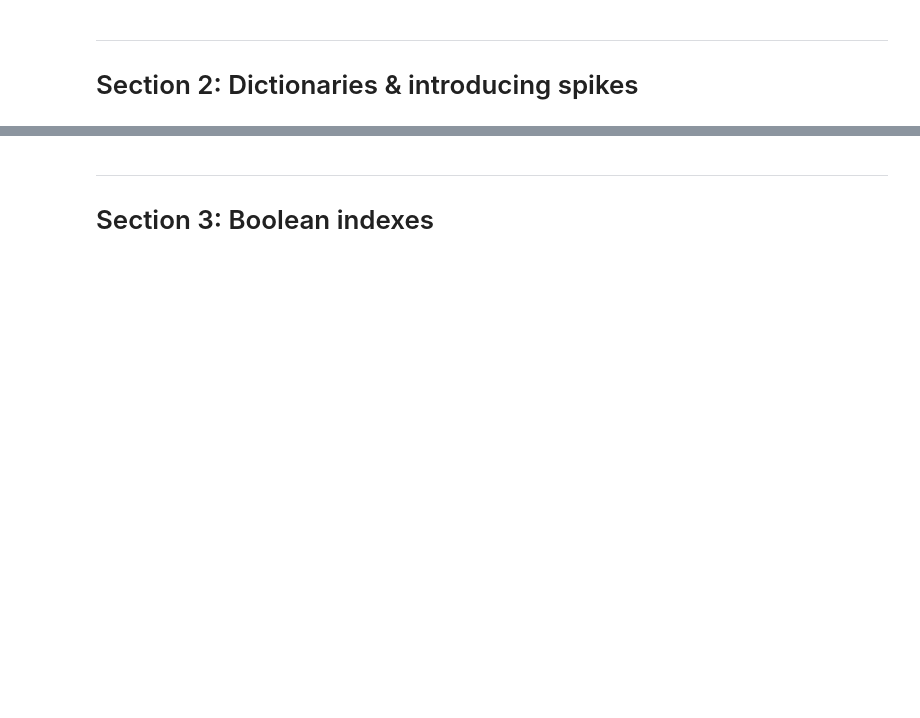
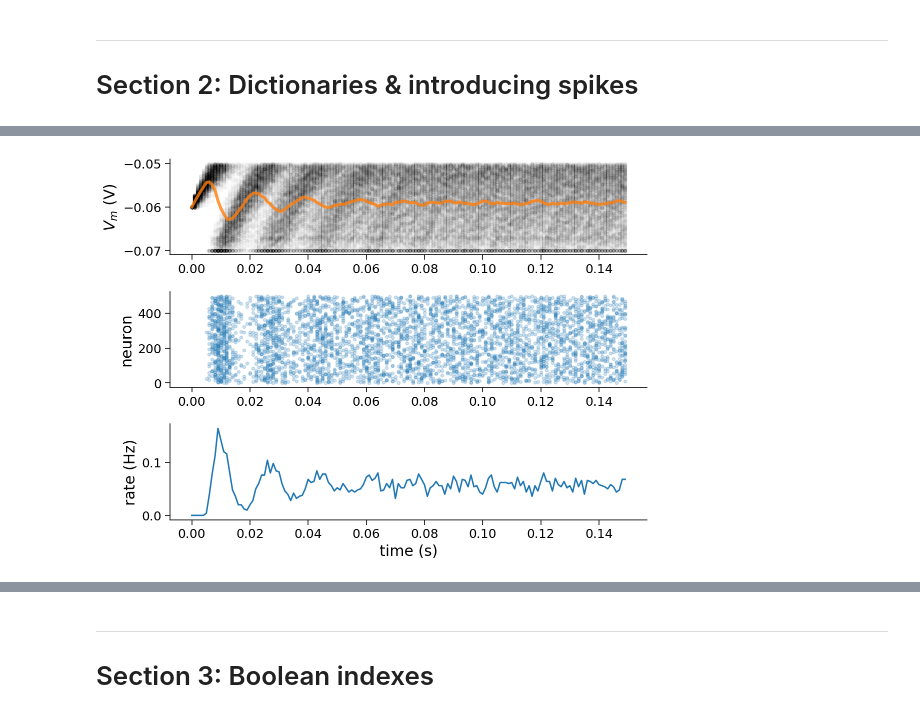
Before and after one commit to SuhaasAdiraju/NeuromatchAcademy2021_Workthrough_SA, a Jupyter notebook: tutorials/W0D2_PythonWorkshop2/student/W0D2_Tutorial1.ipynb, the cells around one changed output, grey strips where cells are left out. Drawn from its saved outputs; the diff is of its cells as text; code cells hidden in the pictures; blank space fills up the shorter version.

```diff
--- a/tutorials/W0D2_PythonWorkshop2/student/W0D2_Tutorial1.ipynb
+++ b/tutorials/W0D2_PythonWorkshop2/student/W0D2_Tutorial1.ipynb
@@ -385,13 +385,13 @@ v_n = el * np.ones([n, step_end])
 i = i_mean * (1 + 0.1 * (t_max / dt)**(0.5) * (2 * np.random.random([n, step_end]) - 1))
 
 # Initialize spikes and spikes_n
-spikes = {j: [] for j in range(n)}
+spikes = {j: [] for j in range(n)};
 spikes_n = np.zeros([step_end])
 
 #################################################
 ## TODO for students: add spikes to LIF neuron ##
 # Fill out function and remove
-raise NotImplementedError("Student exercise: add spikes to LIF neuron")
+      # raise NotImplementedError("Student exercise: add spikes to LIF neuron")
 #################################################
 
 # Loop over time steps
@@ -411,44 +411,47 @@ for step, t in enumerate(t_range):
     if v_n[j, step] >= vth:
 
       # Reset to reset voltage
-      v_n[j, step] = ...
+      v_n[j, step] = vr;
 
       # Add this spike time
-      spikes[j] += ...
+      spikes[j] += [t];
 
       # Add spike count to this step
-      spikes_n[step] += ...
+      spikes_n[step] += [1];
 
 # Collect mean Vm and mean spiking rate
 v_mean = np.mean(v_n, axis=0)
 spikes_mean =  spikes_n / n
 
 # Initialize the figure
 plt.figure()
 
 # Plot simulations and sample mean
 ax1 = plt.subplot(3, 1, 1)
 for j in range(n):
   plt.scatter(t_range, v_n[j], color="k", marker=".", alpha=0.01)
 plt.plot(t_range, v_mean, 'C1', alpha=0.8, linewidth=3)
 plt.ylabel('$V_m$ (V)')
 
 # Plot spikes
 plt.subplot(3, 1, 2, sharex=ax1)
 # for each neuron j: collect spike times and plot them at height j
 for j in range(n):
-  times = ...
-  plt.scatter(...)
+  times = spikes[j]
+  plt.scatter(times,j * np.ones_like(times), color="C0", marker=".", alpha=0.2)
+
 
 plt.ylabel('neuron')
 
 # Plot firing rate
 plt.subplot(3, 1, 3, sharex=ax1)
 plt.plot(t_range, spikes_mean)
 plt.xlabel('time (s)')
 plt.ylabel('rate (Hz)')
 
 plt.tight_layout()
+# %% [output]
+[figure, added]
 # %% [markdown]
 [*Click for solution*](https://github.com/NeuromatchAcademy/precourse/tree/main//tutorials/W0D2_PythonWorkshop2/solutions/W0D2_Tutorial1_Solution_9aaee1d8.py)
 
```
